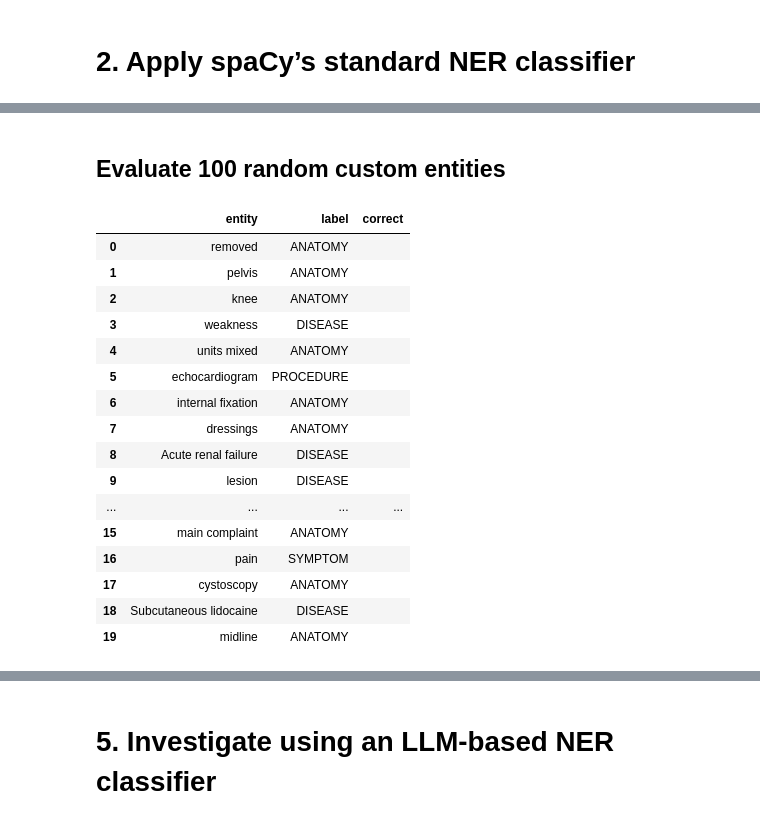
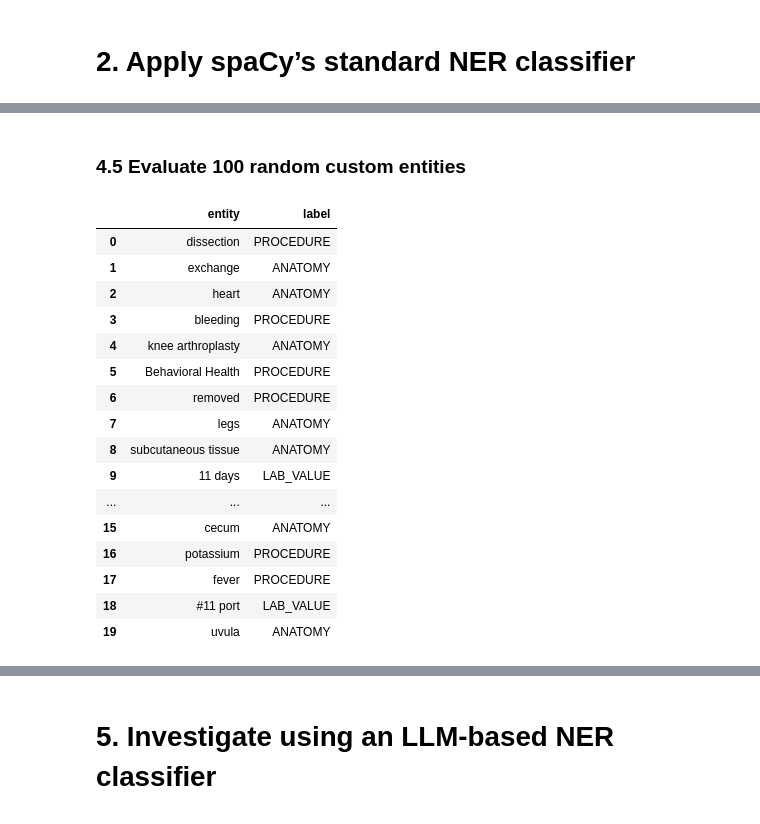
Before and after one commit to Schoggi-Mimi/nlp-project-2025, a Jupyter notebook: notebooks/02_ner_training.ipynb, the cells around one changed output, grey strips where cells are left out. Cells and saved outputs as stored; diff of their text form; code cells hidden in the pictures.

```diff
--- a/notebooks/02_ner_training.ipynb
+++ b/notebooks/02_ner_training.ipynb
@@ -229,33 +392,34 @@ sample_df[['text', 'custom_ents']].head()
 # %% [markdown]
-## Evaluate 100 random custom entities
+### 4.5 Evaluate 100 random custom entities
 # %%
 import random
 random.seed(42)
 all_custom_ents = []
 for ents in df["custom_ents"]:
     all_custom_ents.extend(ents)
 
 sample_ents = random.sample(all_custom_ents, 100)
 
 eval_df = pd.DataFrame(sample_ents, columns=["entity", "label"])
 
-#eval_df.to_csv("../data/custom_ner_evaluation/custom_ner_manual_eval.csv", index=False)
-eval_df.head(20)
+# To save for manual evaluation
+# eval_df.to_csv("../data/custom_ner_evaluation/custom_ner_manual_to_eval.csv", index=False)
+# eval_df.head(20)
 # %% [output]
-|  | entity | label | correct |
-| 0 | removed | ANATOMY |  |
-| 1 | pelvis | ANATOMY |  |
-| 2 | knee | ANATOMY |  |
-| 3 | weakness | DISEASE |  |
-| 4 | units mixed | ANATOMY |  |
-| 5 | echocardiogram | PROCEDURE |  |
-| 6 | internal fixation | ANATOMY |  |
-| 7 | dressings | ANATOMY |  |
-| 8 | Acute renal failure | DISEASE |  |
-| 9 | lesion | DISEASE |  |
-| ... | ... | ... | ... |
-| 15 | main complaint | ANATOMY |  |
-| 16 | pain | SYMPTOM |  |
-| 17 | cystoscopy | ANATOMY |  |
-| 18 | Subcutaneous lidocaine | DISEASE |  |
-| 19 | midline | ANATOMY |  |
+|  | entity | label |
+| 0 | dissection | PROCEDURE |
+| 1 | exchange | ANATOMY |
+| 2 | heart | ANATOMY |
+| 3 | bleeding | PROCEDURE |
+| 4 | knee arthroplasty | ANATOMY |
+| 5 | Behavioral Health | PROCEDURE |
+| 6 | removed | PROCEDURE |
+| 7 | legs | ANATOMY |
+| 8 | subcutaneous tissue | ANATOMY |
+| 9 | 11 days | LAB_VALUE |
+| ... | ... | ... |
+| 15 | cecum | ANATOMY |
+| 16 | potassium | PROCEDURE |
+| 17 | fever | PROCEDURE |
+| 18 | #11 port | LAB_VALUE |
+| 19 | uvula | ANATOMY |
```
Also changed, not shown: parts of 33 cells of this notebook, 7 other files.
